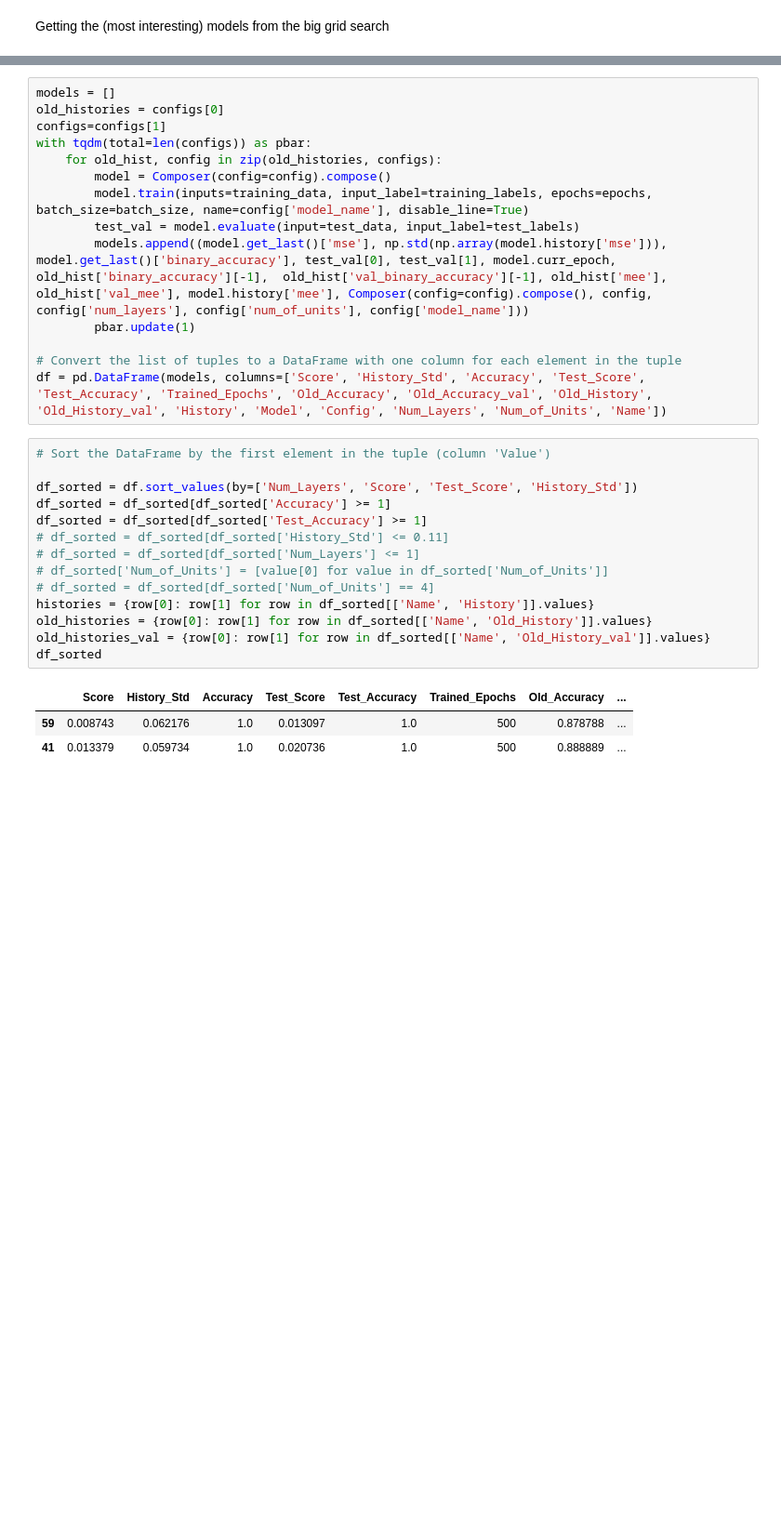
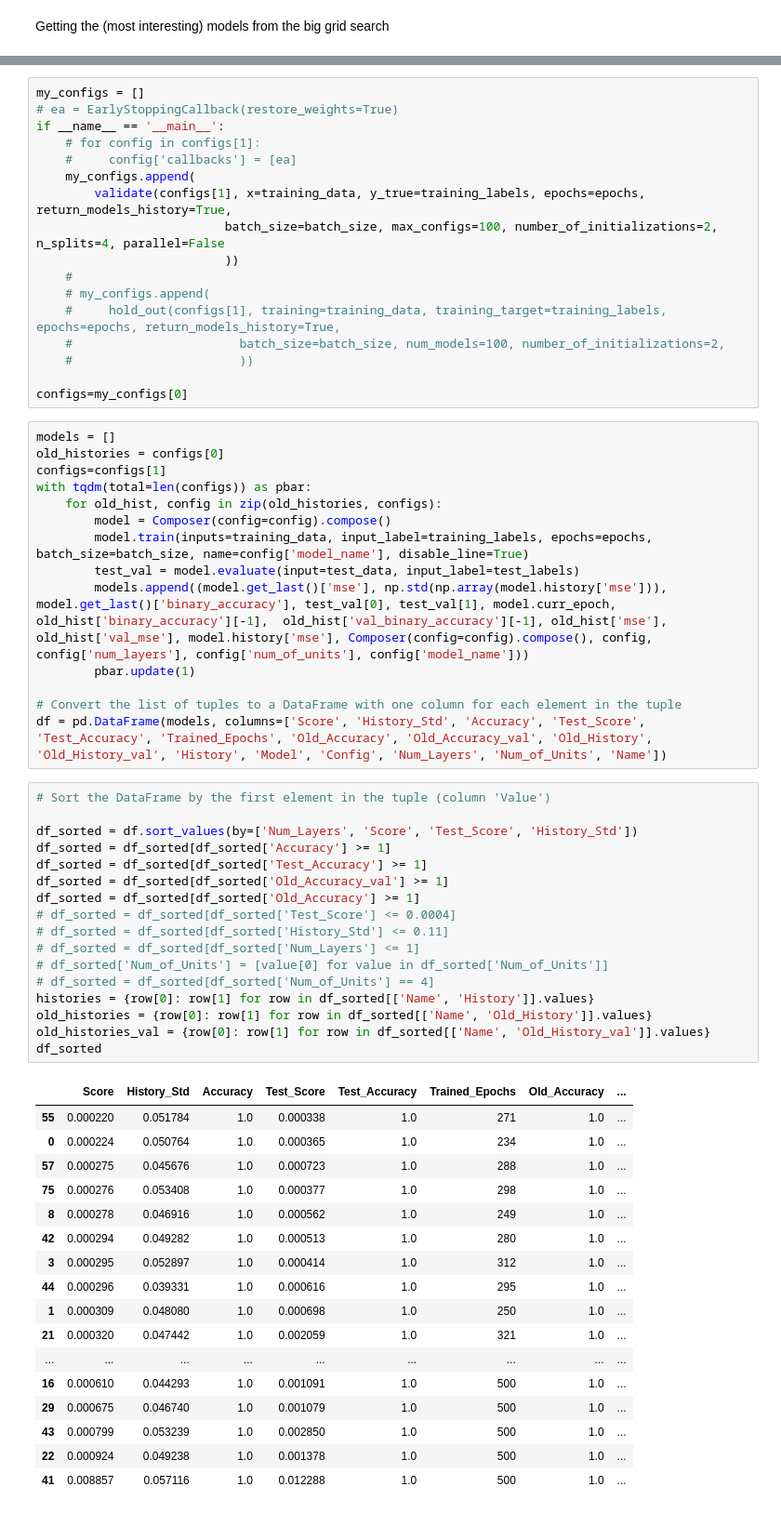
Before and after one commit to exclusiveAI/MLProject, a Jupyter notebook: Notebooks/Monk1.ipynb, the cells around one changed output, grey strips where cells are left out. Shown at 93% size. Drawn from its saved outputs; the diff is of its cells as text; blank space fills up the shorter version.

```diff
--- a/Notebooks/Monk1.ipynb
+++ b/Notebooks/Monk1.ipynb
@@ -79,4 +79,21 @@ else:
         configs = [data['0'] for data in json.load(f).values()]
+# %%
+my_configs = []
+# ea = EarlyStoppingCallback(restore_weights=True)
+if __name__ == '__main__':
+    # for config in configs[1]:
+    #     config['callbacks'] = [ea]
+    my_configs.append(
+        validate(configs[1], x=training_data, y_true=training_labels, epochs=epochs, return_models_history=True,
+                          batch_size=batch_size, max_configs=100, number_of_initializations=2, n_splits=4, parallel=False
+                          ))
+    #
+    # my_configs.append(
+    #     hold_out(configs[1], training=training_data, training_target=training_labels, epochs=epochs, return_models_history=True,
+    #                       batch_size=batch_size, num_models=100, number_of_initializations=2,
+    #                       ))
+
+configs=my_configs[0]
 # %%
 models = []
 old_histories = configs[0]
@@ -86,7 +103,7 @@ with tqdm(total=len(configs)) as pbar:
         model = Composer(config=config).compose()
         model.train(inputs=training_data, input_label=training_labels, epochs=epochs, batch_size=batch_size, name=config['model_name'], disable_line=True)
         test_val = model.evaluate(input=test_data, input_label=test_labels)
-        models.append((model.get_last()['mse'], np.std(np.array(model.history['mse'])), model.get_last()['binary_accuracy'], test_val[0], test_val[1], model.curr_epoch, old_hist['binary_accuracy'][-1],  old_hist['val_binary_accuracy'][-1], old_hist['mee'],  old_hist['val_mee'], model.history['mee'], Composer(config=config).compose(), config, config['num_layers'], config['num_of_units'], config['model_name']))
+        models.append((model.get_last()['mse'], np.std(np.array(model.history['mse'])), model.get_last()['binary_accuracy'], test_val[0], test_val[1], model.curr_epoch, old_hist['binary_accuracy'][-1],  old_hist['val_binary_accuracy'][-1], old_hist['mse'],  old_hist['val_mse'], model.history['mse'], Composer(config=config).compose(), config, config['num_layers'], config['num_of_units'], config['model_name']))
         pbar.update(1)
 
 # Convert the list of tuples to a DataFrame with one column for each element in the tuple
@@ -94,19 +111,36 @@ df = pd.DataFrame(models, columns=['Score', 'History_Std', 'Accuracy', 'Test_Sco
 # %%
 # Sort the DataFrame by the first element in the tuple (column 'Value')
 
 df_sorted = df.sort_values(by=['Num_Layers', 'Score', 'Test_Score', 'History_Std'])
 df_sorted = df_sorted[df_sorted['Accuracy'] >= 1]
 df_sorted = df_sorted[df_sorted['Test_Accuracy'] >= 1]
+df_sorted = df_sorted[df_sorted['Old_Accuracy_val'] >= 1]
+df_sorted = df_sorted[df_sorted['Old_Accuracy'] >= 1]
+# df_sorted = df_sorted[df_sorted['Test_Score'] <= 0.0004]
 # df_sorted = df_sorted[df_sorted['History_Std'] <= 0.11]
 # df_sorted = df_sorted[df_sorted['Num_Layers'] <= 1]
 # df_sorted['Num_of_Units'] = [value[0] for value in df_sorted['Num_of_Units']]
 # df_sorted = df_sorted[df_sorted['Num_of_Units'] == 4]
 histories = {row[0]: row[1] for row in df_sorted[['Name', 'History']].values}
 old_histories = {row[0]: row[1] for row in df_sorted[['Name', 'Old_History']].values}
 old_histories_val = {row[0]: row[1] for row in df_sorted[['Name', 'Old_History_val']].values}
 df_sorted
 # %% [output]
 |  | Score | History_Std | Accuracy | Test_Score | Test_Accuracy | Trained_Epochs | Old_Accuracy | ... |
-| 59 | 0.008743 | 0.062176 | 1.0 | 0.013097 | 1.0 | 500 | 0.878788 | ... |
-| 41 | 0.013379 | 0.059734 | 1.0 | 0.020736 | 1.0 | 500 | 0.888889 | ... |
+| 55 | 0.000220 | 0.051784 | 1.0 | 0.000338 | 1.0 | 271 | 1.0 | ... |
+| 0 | 0.000224 | 0.050764 | 1.0 | 0.000365 | 1.0 | 234 | 1.0 | ... |
+| 57 | 0.000275 | 0.045676 | 1.0 | 0.000723 | 1.0 | 288 | 1.0 | ... |
+| 75 | 0.000276 | 0.053408 | 1.0 | 0.000377 | 1.0 | 298 | 1.0 | ... |
+| 8 | 0.000278 | 0.046916 | 1.0 | 0.000562 | 1.0 | 249 | 1.0 | ... |
+| 42 | 0.000294 | 0.049282 | 1.0 | 0.000513 | 1.0 | 280 | 1.0 | ... |
+| 3 | 0.000295 | 0.052897 | 1.0 | 0.000414 | 1.0 | 312 | 1.0 | ... |
+| 44 | 0.000296 | 0.039331 | 1.0 | 0.000616 | 1.0 | 295 | 1.0 | ... |
+| 1 | 0.000309 | 0.048080 | 1.0 | 0.000698 | 1.0 | 250 | 1.0 | ... |
+| 21 | 0.000320 | 0.047442 | 1.0 | 0.002059 | 1.0 | 321 | 1.0 | ... |
+| ... | ... | ... | ... | ... | ... | ... | ... | ... |
+| 16 | 0.000610 | 0.044293 | 1.0 | 0.001091 | 1.0 | 500 | 1.0 | ... |
+| 29 | 0.000675 | 0.046740 | 1.0 | 0.001079 | 1.0 | 500 | 1.0 | ... |
+| 43 | 0.000799 | 0.053239 | 1.0 | 0.002850 | 1.0 | 500 | 1.0 | ... |
+| 22 | 0.000924 | 0.049238 | 1.0 | 0.001378 | 1.0 | 500 | 1.0 | ... |
+| 41 | 0.008857 | 0.057116 | 1.0 | 0.012288 | 1.0 | 500 | 1.0 | ... |
 # %%
```
Also changed, not shown: parts of 5 cells of this notebook, 42 other files.
